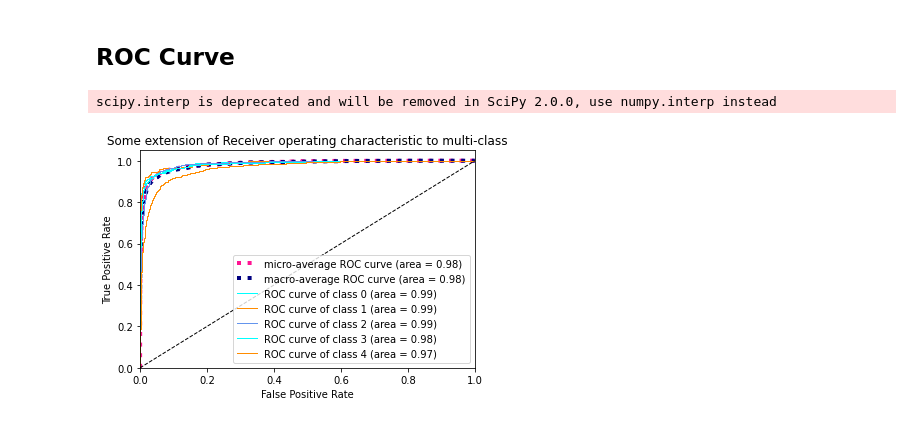
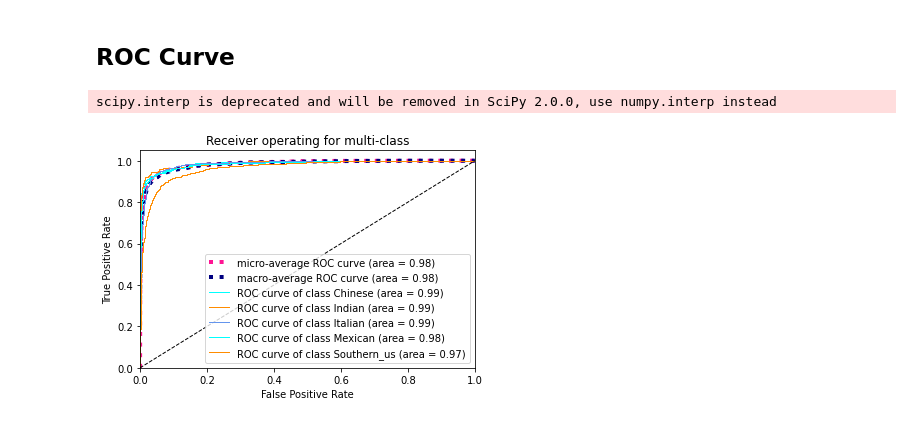
Before and after one commit to MaximDecherf/upnxt-assignment-ml, a Jupyter notebook: recipe_challenge.ipynb, the cells around one changed output. Saved outputs shown, nothing was run; the diff lists cells and outputs as text; code cells hidden in the pictures.

```diff
--- a/recipe_challenge.ipynb
+++ b/recipe_challenge.ipynb
@@ -415,6 +415,8 @@ for i in range(n_classes):
 fpr["micro"], tpr["micro"], _ = roc_curve(y_dense_test.ravel(), y_test_pred_prob.ravel())
 roc_auc["micro"] = auc(fpr["micro"], tpr["micro"])
 # %%
+classes = ['Chinese', 'Indian', 'Italian', 'Mexican', 'Southern_us']
+
 # First aggregate all false positive rates
 all_fpr = np.unique(np.concatenate([fpr[i] for i in range(n_classes)]))
 
@@ -429,33 +431,33 @@ mean_tpr /= n_classes
 fpr["macro"] = all_fpr
 tpr["macro"] = mean_tpr
 roc_auc["macro"] = auc(fpr["macro"], tpr["macro"])
 
 # Plot all ROC curves
 plt.figure()
 plt.plot(fpr["micro"], tpr["micro"],
          label='micro-average ROC curve (area = {0:0.2f})'
                ''.format(roc_auc["micro"]),
          color='deeppink', linestyle=':', linewidth=4)
 
 plt.plot(fpr["macro"], tpr["macro"],
          label='macro-average ROC curve (area = {0:0.2f})'
                ''.format(roc_auc["macro"]),
          color='navy', linestyle=':', linewidth=4)
 
 colors = cycle(['aqua', 'darkorange', 'cornflowerblue'])
 for i, color in zip(range(n_classes), colors):
     plt.plot(fpr[i], tpr[i], color=color, lw=lw,
              label='ROC curve of class {0} (area = {1:0.2f})'
-             ''.format(i, roc_auc[i]))
+             ''.format(classes[i], roc_auc[i]))
 
 plt.plot([0, 1], [0, 1], 'k--', lw=lw)
 plt.xlim([0.0, 1.0])
 plt.ylim([0.0, 1.05])
 plt.xlabel('False Positive Rate')
 plt.ylabel('True Positive Rate')
-plt.title('Some extension of Receiver operating characteristic to multi-class')
+plt.title('Receiver operating for multi-class')
 plt.legend(loc="lower right")
 plt.show()
 # %% [output]
 scipy.interp is deprecated and will be removed in SciPy 2.0.0, use numpy.interp instead
-[figure, old version]
+[figure, new version]
```
